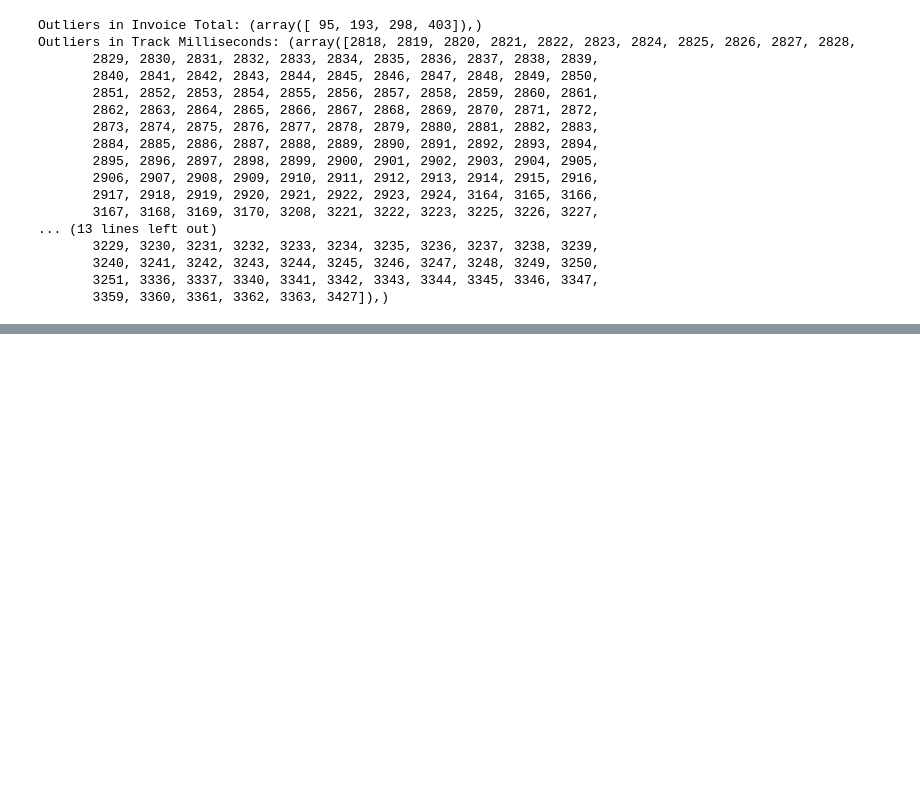
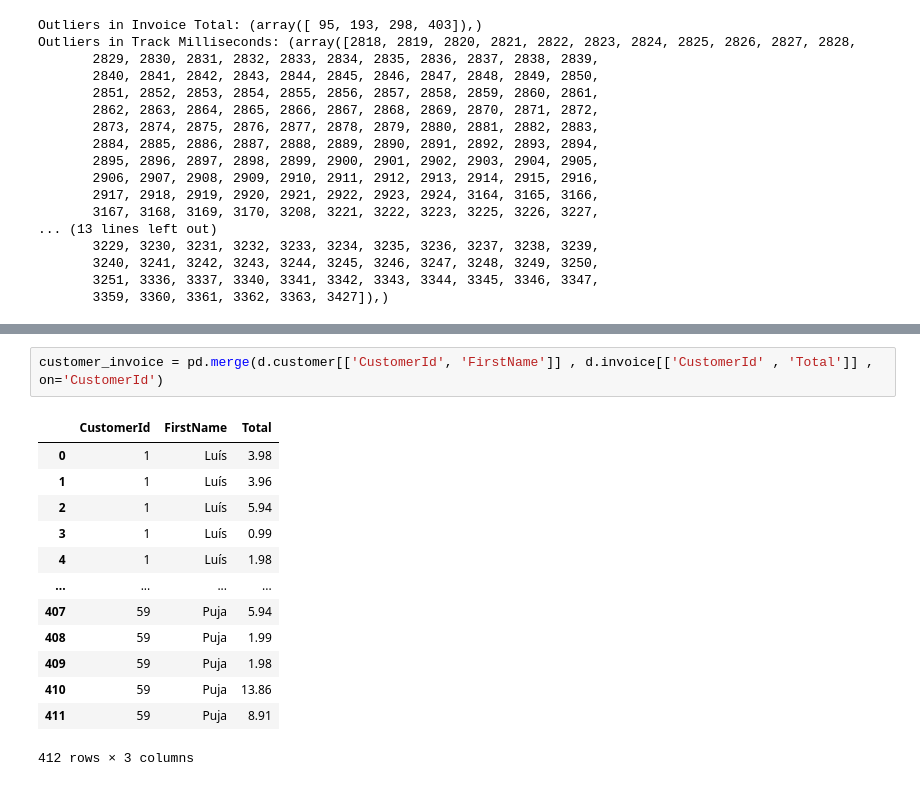
Before and after one commit to SobhanSalarian/MusicStore, a Jupyter notebook: notebooks/AnalyzingTheData.ipynb, the cells around one changed output, grey strips where cells are left out. Saved outputs shown, nothing was run; the diff lists cells and outputs as text; blank space fills up the shorter version.

```diff
--- a/notebooks/AnalyzingTheData.ipynb
+++ b/notebooks/AnalyzingTheData.ipynb
@@ -354,0 +445,16 @@ Outliers in Track Milliseconds: (array([2818, 2819, 2820, 2821, 2822, 2823, 2824
+# %%
+customer_invoice = pd.merge(d.customer[['CustomerId', 'FirstName']] , d.invoice[['CustomerId' , 'Total']] , on='CustomerId')
+# %% [output]
+|  | CustomerId | FirstName | Total |
+| 0 | 1 | Luís | 3.98 |
+| 1 | 1 | Luís | 3.96 |
+| 2 | 1 | Luís | 5.94 |
+| 3 | 1 | Luís | 0.99 |
+| 4 | 1 | Luís | 1.98 |
+| ... | ... | ... | ... |
+| 407 | 59 | Puja | 5.94 |
+| 408 | 59 | Puja | 1.99 |
+| 409 | 59 | Puja | 1.98 |
+| 410 | 59 | Puja | 13.86 |
+| 411 | 59 | Puja | 8.91 |
+412 rows × 3 columns
```
Also changed, not shown: parts of 11 cells of this notebook.
